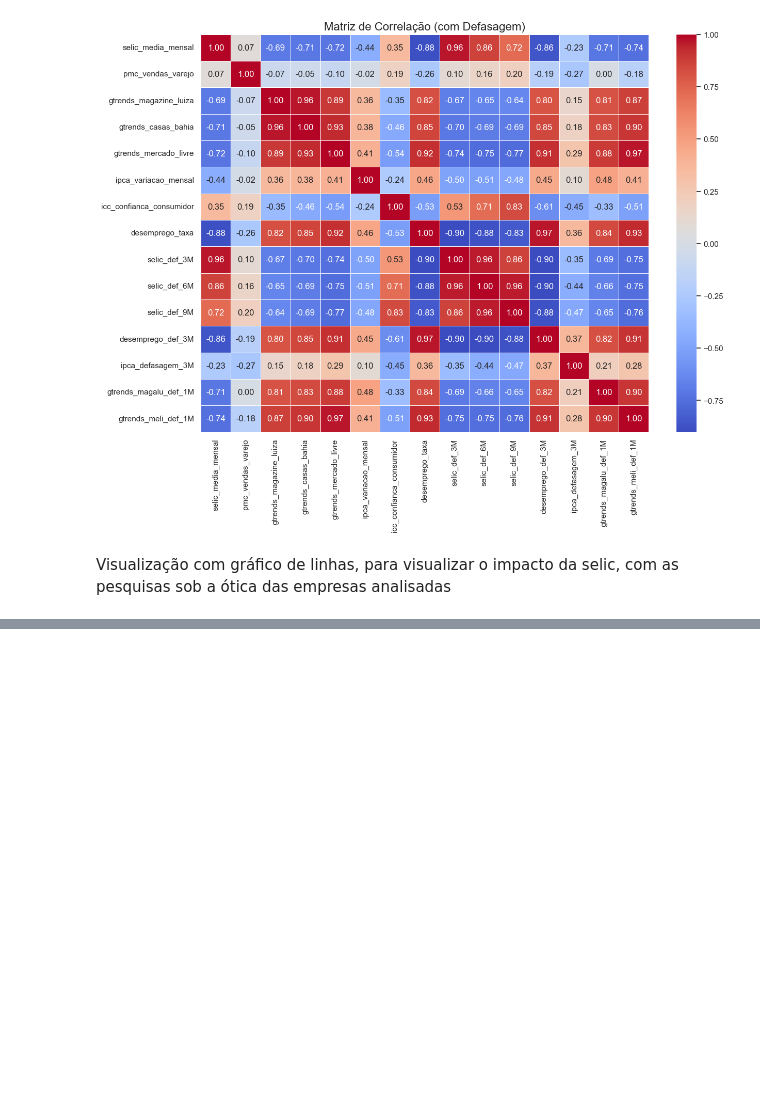
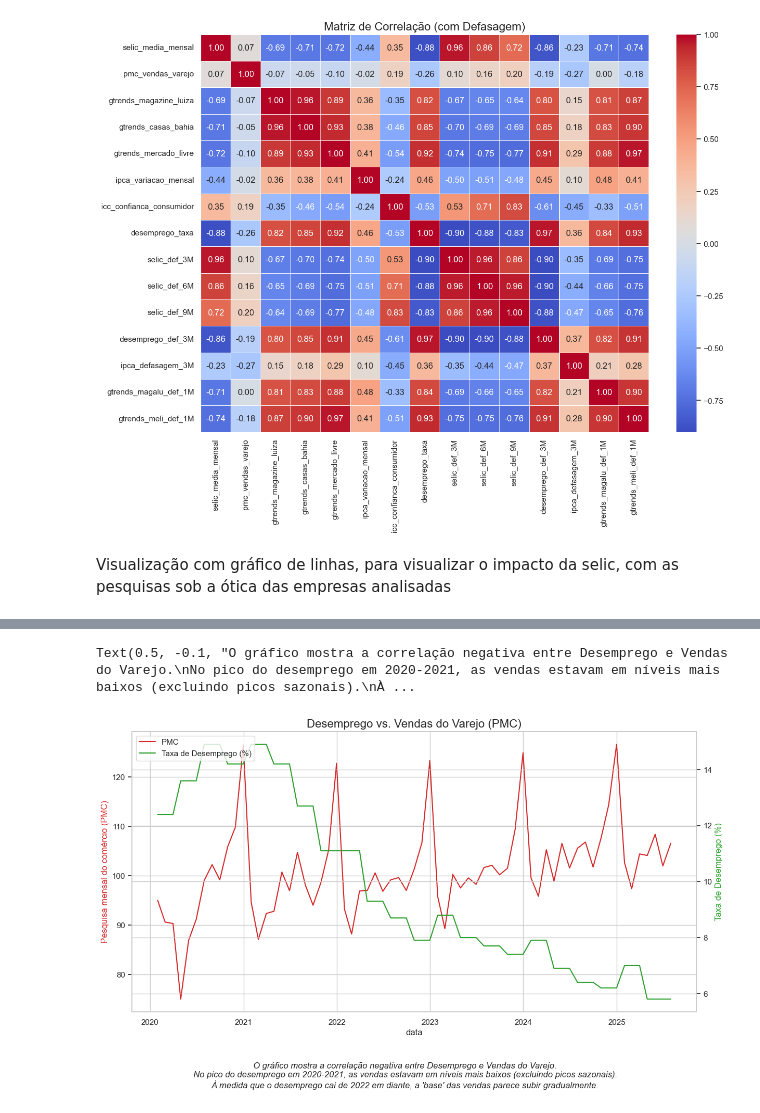
Before and after one commit to ThiagoPBorges/E-commerce-Macroeconomia-BR, a Jupyter notebook: notebooks_/03_exploratory_data_analysis.ipynb, the cells around one changed output, grey strips where cells are left out. Saved outputs shown, nothing was run; the diff lists cells and outputs as text; code cells hidden in the pictures; blank space fills up the shorter version.

```diff
--- a/notebooks_/03_exploratory_data_analysis.ipynb
+++ b/notebooks_/03_exploratory_data_analysis.ipynb
@@ -162,0 +228,50 @@ ax2.legend(lines1 + lines2, labels1 + labels2, loc='upper left')
+# %%
+fig, ax1 = plt.subplots(figsize = (14,7))
+
+# --- Eixo 1 : Selic (Esquerda)
+cor_pmc = 'tab:red'
+ax1.set_xlabel('data')
+ax1.set_ylabel('Pesquisa mensal do comércio (PMC)', color = cor_pmc)
+
+ax1.plot(
+    df.index,
+    df['pmc_vendas_varejo'],
+    color = cor_pmc,
+    label = 'PMC'
+)
+
+# --- Eixo 2 : PMC (Direita)
+ax2 = ax1.twinx()
+cor_ax2 = 'tab:green'
+ax2.set_ylabel('Taxa de Desemprego (%)', color=cor_ax2)
+
+ax2.plot(
+        df.index,
+        df['desemprego_taxa'],
+        color= cor_ax2,
+        label= 'Taxa de Desemprego (%)'
+)
+
+plt.title('Desemprego vs. Vendas do Varejo (PMC)', fontsize=16)
+
+# Adiciona a legenda (pegando labels de ambos os eixos)
+lines1, labels1 = ax1.get_legend_handles_labels()
+lines2, labels2 = ax2.get_legend_handles_labels()
+ax2.legend(lines1 + lines2, labels1 + labels2, loc='upper left')
+
+conclusão_desemprego_pmc = (
+    "O gráfico mostra a correlação negativa entre Desemprego e Vendas do Varejo.\n"
+    "No pico do desemprego em 2020-2021, as vendas estavam em níveis mais baixos (excluindo picos sazonais).\n"
+    "À medida que o desemprego cai de 2022 em diante, a 'base' das vendas parece subir gradualmente."
+)
+
+fig.text(
+    0.5,
+    -0.1,
+    conclusão_desemprego_pmc,
+    ha='center',
+    style='italic'
+)
+# %% [output]
+Text(0.5, -0.1, "O gráfico mostra a correlação negativa entre Desemprego e Vendas do Varejo.\nNo pico do desemprego em 2020-2021, as vendas estavam em níveis mais baixos (excluindo picos sazonais).\nÀ ...
+[figure, added]
```
Also changed, not shown: parts of 2 cells of this notebook.
